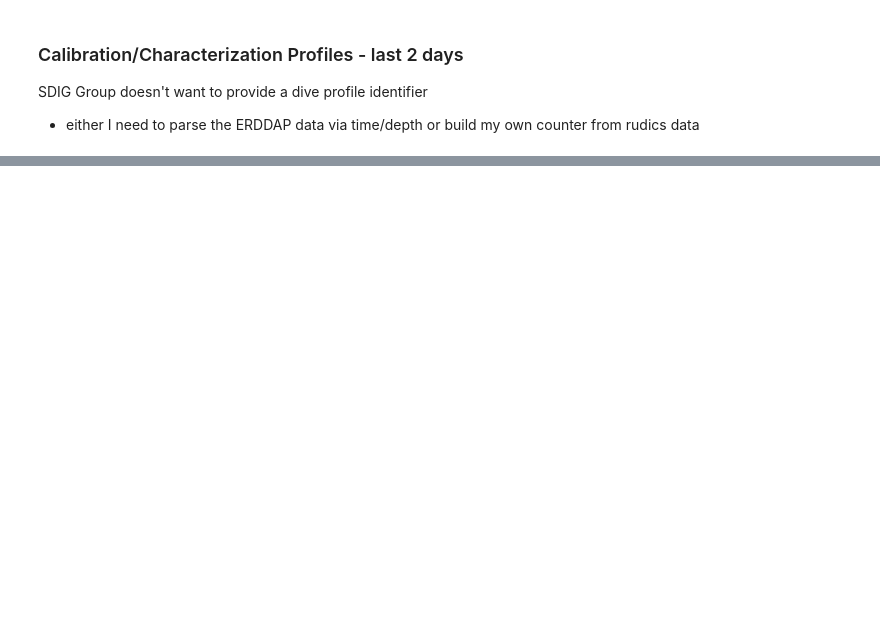
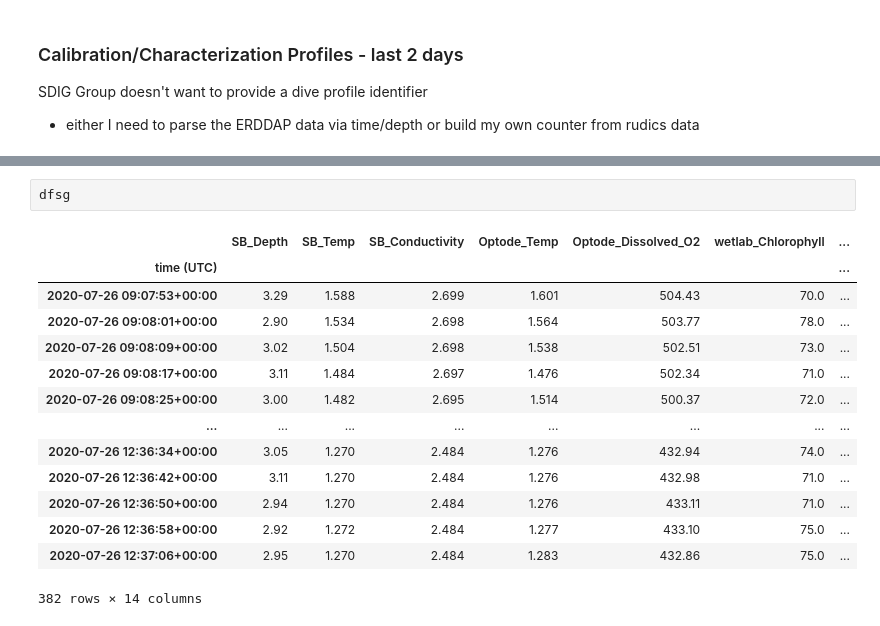
Before and after one commit to NOAA-PMEL/EcoFOCI_Jupyter_Notebooks, a Jupyter notebook: PrawlerDeployments/ERDDAP_PMEL_erddapy_Prawler_19CKITAEPR2A.ipynb, the cells around one changed output, grey strips where cells are left out. Drawn from its saved outputs; the diff is of its cells as text; blank space fills up the shorter version.

```diff
--- a/PrawlerDeployments/ERDDAP_PMEL_erddapy_Prawler_19CKITAEPR2A.ipynb
+++ b/PrawlerDeployments/ERDDAP_PMEL_erddapy_Prawler_19CKITAEPR2A.ipynb
@@ -450,0 +440,17 @@ dfsg = dfsub.groupby('profile_id')
+# %%
+dfsg
+# %% [output]
+|  | SB_Depth | SB_Temp | SB_Conductivity | Optode_Temp | Optode_Dissolved_O2 | wetlab_Chlorophyll | ... |
+| time (UTC) |  |  |  |  |  |  | ... |
+| 2020-07-26 09:07:53+00:00 | 3.29 | 1.588 | 2.699 | 1.601 | 504.43 | 70.0 | ... |
+| 2020-07-26 09:08:01+00:00 | 2.90 | 1.534 | 2.698 | 1.564 | 503.77 | 78.0 | ... |
+| 2020-07-26 09:08:09+00:00 | 3.02 | 1.504 | 2.698 | 1.538 | 502.51 | 73.0 | ... |
+| 2020-07-26 09:08:17+00:00 | 3.11 | 1.484 | 2.697 | 1.476 | 502.34 | 71.0 | ... |
+| 2020-07-26 09:08:25+00:00 | 3.00 | 1.482 | 2.695 | 1.514 | 500.37 | 72.0 | ... |
+| ... | ... | ... | ... | ... | ... | ... | ... |
+| 2020-07-26 12:36:34+00:00 | 3.05 | 1.270 | 2.484 | 1.276 | 432.94 | 74.0 | ... |
+| 2020-07-26 12:36:42+00:00 | 3.11 | 1.270 | 2.484 | 1.276 | 432.98 | 71.0 | ... |
+| 2020-07-26 12:36:50+00:00 | 2.94 | 1.270 | 2.484 | 1.276 | 433.11 | 71.0 | ... |
+| 2020-07-26 12:36:58+00:00 | 2.92 | 1.272 | 2.484 | 1.277 | 433.10 | 75.0 | ... |
+| 2020-07-26 12:37:06+00:00 | 2.95 | 1.270 | 2.484 | 1.283 | 432.86 | 75.0 | ... |
+382 rows × 14 columns
```
Also changed, not shown: parts of 28 cells of this notebook, 36 other files.
